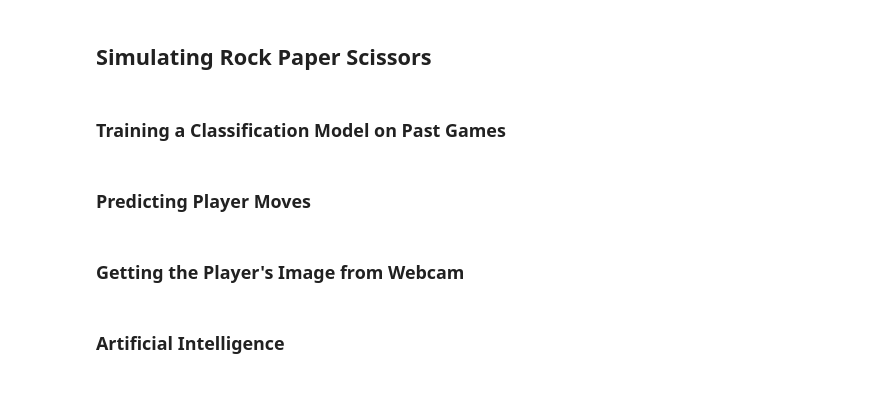
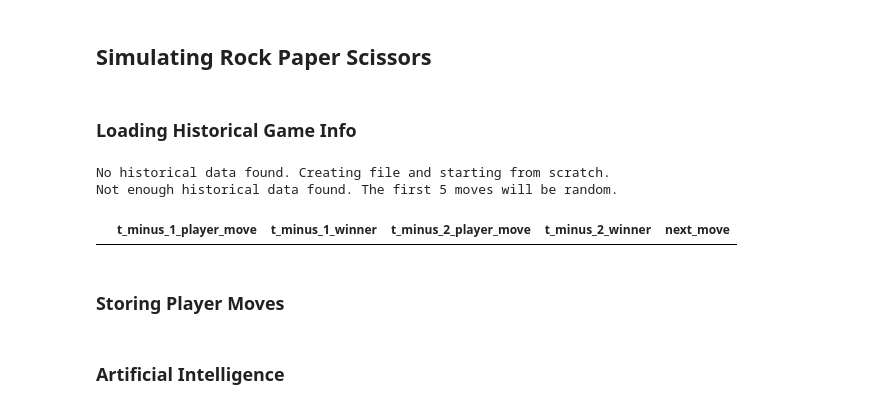
Before and after one commit to IntegerMan/PythonRockPaperScissors, a Jupyter notebook: FinalProject - Matt Eland.ipynb, the cells around one changed output. Saved outputs shown, nothing was run; the diff lists cells and outputs as text; code cells hidden in the pictures.

```diff
--- a/FinalProject - Matt Eland.ipynb
+++ b/FinalProject - Matt Eland.ipynb
@@ -362,8 +357,34 @@ def get_image_from_camera():
 # %% [markdown]
 ## Simulating Rock Paper Scissors
-# %% [markdown]
-### Training a Classification Model on Past Games
+# %% [markdown]
+### Loading Historical Game Info
+# %%
+history_file = 'game_history.csv'
+min_moves_for_learning = 5
+
+def create_empty_history():
+    df = pd.DataFrame(columns=['t_minus_1_player_move', 't_minus_1_winner', 't_minus_2_player_move', 't_minus_2_winner', 'next_move'])
+    df.to_csv(history_file, index=False)
+    return df
+
+def load_game_history():
+    if not os.path.exists(history_file):
+        print('No historical data found. Creating file and starting from scratch.')
+        df = create_empty_history()
+    else:
+        df = pd.read_csv(history_file)
+        print('Loaded historical move data containing', df.shape[0], 'moves.')
+
+    if df.shape[0] < min_moves_for_learning:
+        print('Not enough historical data found. The first', min_moves_for_learning - df.shape[0], 'moves will be random.')
+
+    return df
+
+df_history = load_game_history()
+df_history.head()
+# %% [output]
+No historical data found. Creating file and starting from scratch.
+Not enough historical data found. The first 5 moves will be random.
+|  | t_minus_1_player_move | t_minus_1_winner | t_minus_2_player_move | t_minus_2_winner | next_move |
 # %% [markdown]
-### Predicting Player Moves
+### Storing Player Moves
-# %% [markdown]
-### Getting the Player's Image from Webcam
```
Also changed, not shown: parts of 55 cells of this notebook, 1 other file.
